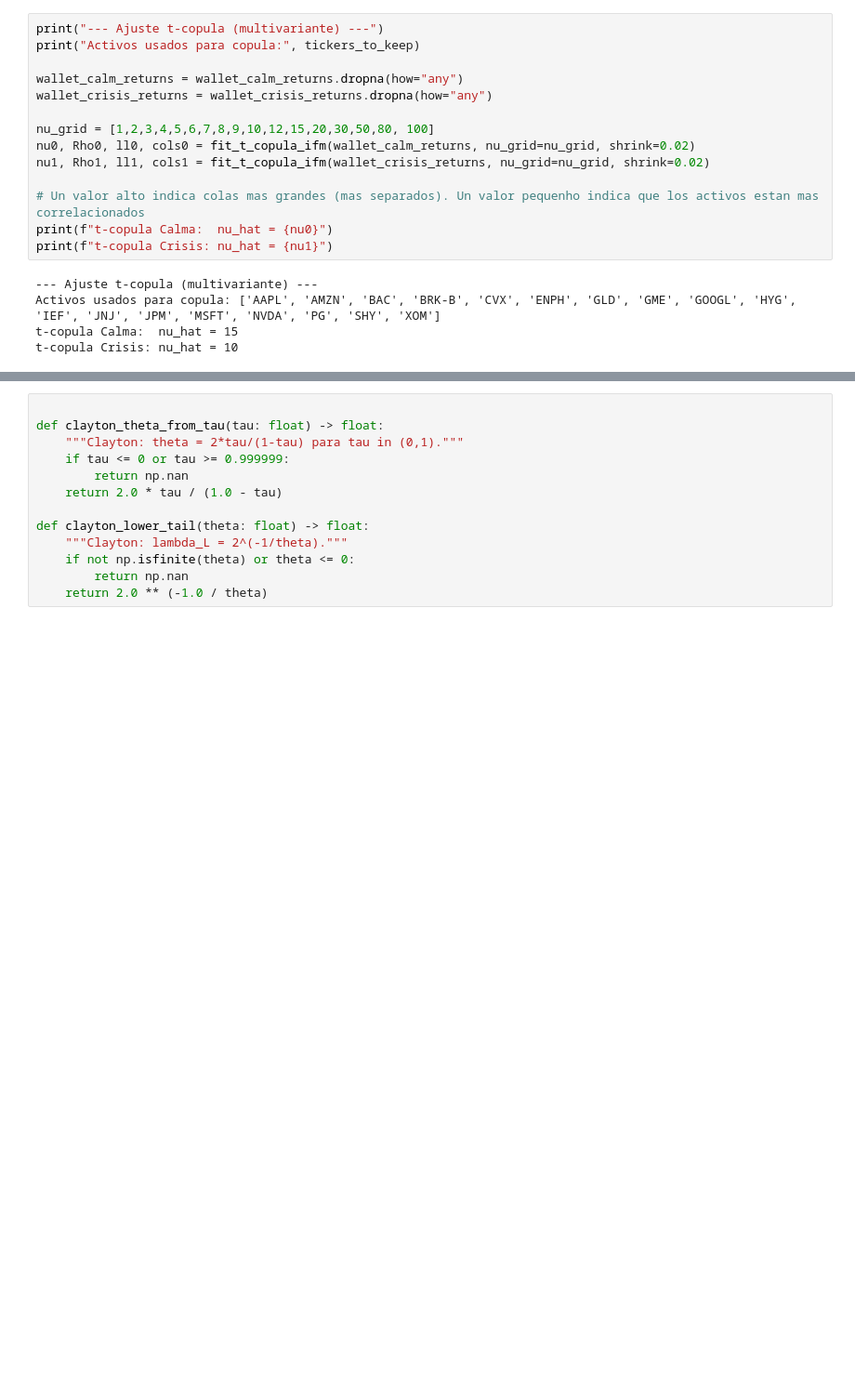
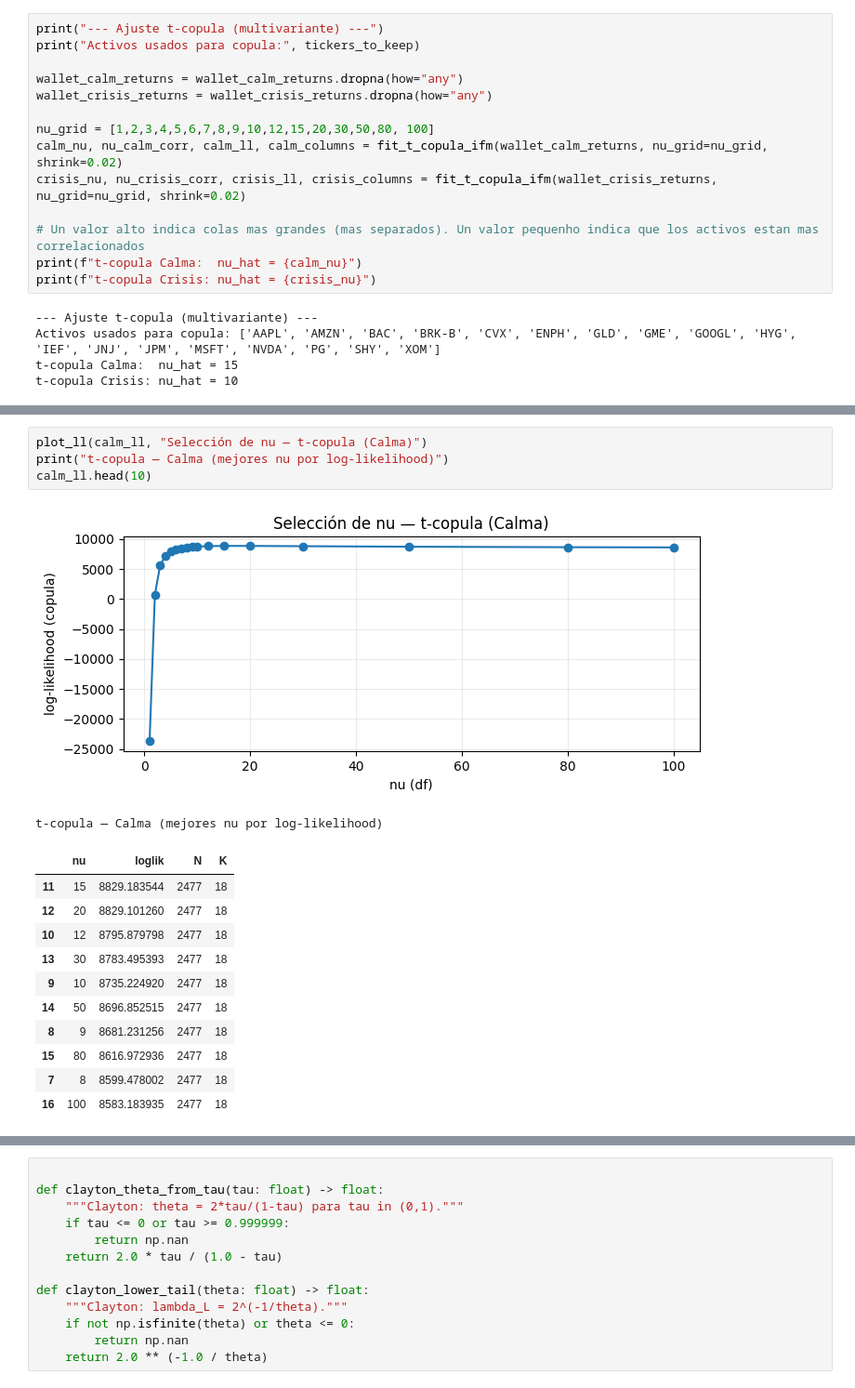
Before and after one commit to alonsodt/Practica-Riesgos-MIAX, a Jupyter notebook: Riesgos (1).ipynb, the cells around one changed output, grey strips where cells are left out. Shown at 93% size. Cells and saved outputs as stored; diff of their text form; blank space fills up the shorter version.

```diff
--- a/Riesgos (1).ipynb
+++ b/Riesgos (1).ipynb
@@ -737,12 +721,12 @@ wallet_calm_returns = wallet_calm_returns.dropna(how="any")
 wallet_crisis_returns = wallet_crisis_returns.dropna(how="any")
 
 nu_grid = [1,2,3,4,5,6,7,8,9,10,12,15,20,30,50,80, 100]
-nu0, Rho0, ll0, cols0 = fit_t_copula_ifm(wallet_calm_returns, nu_grid=nu_grid, shrink=0.02)
-nu1, Rho1, ll1, cols1 = fit_t_copula_ifm(wallet_crisis_returns, nu_grid=nu_grid, shrink=0.02)
+calm_nu, nu_calm_corr, calm_ll, calm_columns = fit_t_copula_ifm(wallet_calm_returns, nu_grid=nu_grid, shrink=0.02)
+crisis_nu, nu_crisis_corr, crisis_ll, crisis_columns = fit_t_copula_ifm(wallet_crisis_returns, nu_grid=nu_grid, shrink=0.02)
 
 # Un valor alto indica colas mas grandes (mas separados). Un valor pequenho indica que los activos estan mas correlacionados
-print(f"t-copula Calma:  nu_hat = {nu0}")
-print(f"t-copula Crisis: nu_hat = {nu1}")
+print(f"t-copula Calma:  nu_hat = {calm_nu}")
+print(f"t-copula Crisis: nu_hat = {crisis_nu}")
 # %% [output]
 --- Ajuste t-copula (multivariante) ---
 Activos usados para copula: ['AAPL', 'AMZN', 'BAC', 'BRK-B', 'CVX', 'ENPH', 'GLD', 'GME', 'GOOGL', 'HYG', 'IEF', 'JNJ', 'JPM', 'MSFT', 'NVDA', 'PG', 'SHY', 'XOM']
@@ -855,0 +746,18 @@ Media λ (Crisis): 0.06797300456482919
+# %%
+plot_ll(calm_ll, "Selección de nu — t-copula (Calma)")
+print("t-copula — Calma (mejores nu por log-likelihood)")
+calm_ll.head(10)
+# %% [output]
+[figure, added]
+t-copula — Calma (mejores nu por log-likelihood)
+|  | nu | loglik | N | K |
+| 11 | 15 | 8829.183544 | 2477 | 18 |
+| 12 | 20 | 8829.101260 | 2477 | 18 |
+| 10 | 12 | 8795.879798 | 2477 | 18 |
+| 13 | 30 | 8783.495393 | 2477 | 18 |
+| 9 | 10 | 8735.224920 | 2477 | 18 |
+| 14 | 50 | 8696.852515 | 2477 | 18 |
+| 8 | 9 | 8681.231256 | 2477 | 18 |
+| 15 | 80 | 8616.972936 | 2477 | 18 |
+| 7 | 8 | 8599.478002 | 2477 | 18 |
+| 16 | 100 | 8583.183935 | 2477 | 18 |
```
Also changed, not shown: parts of 26 cells of this notebook.
